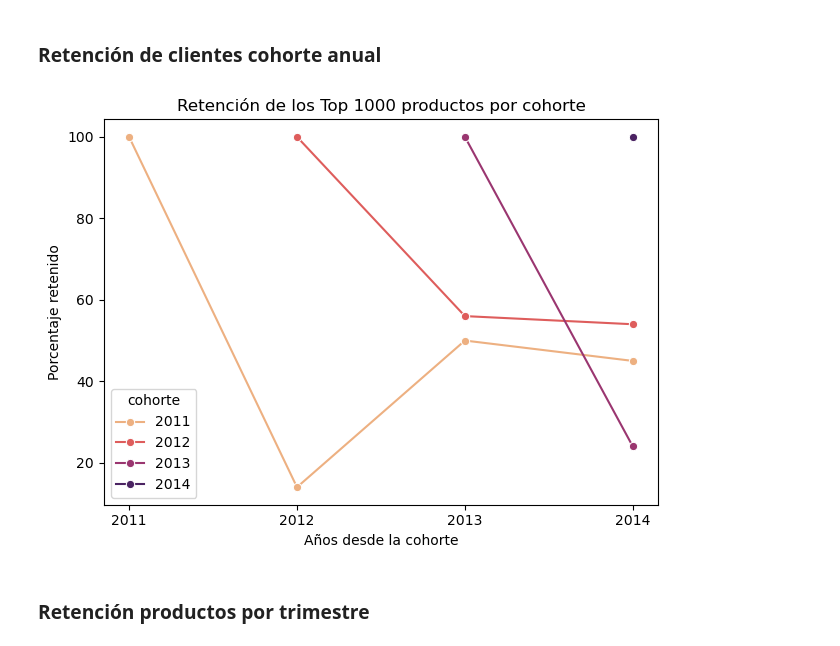
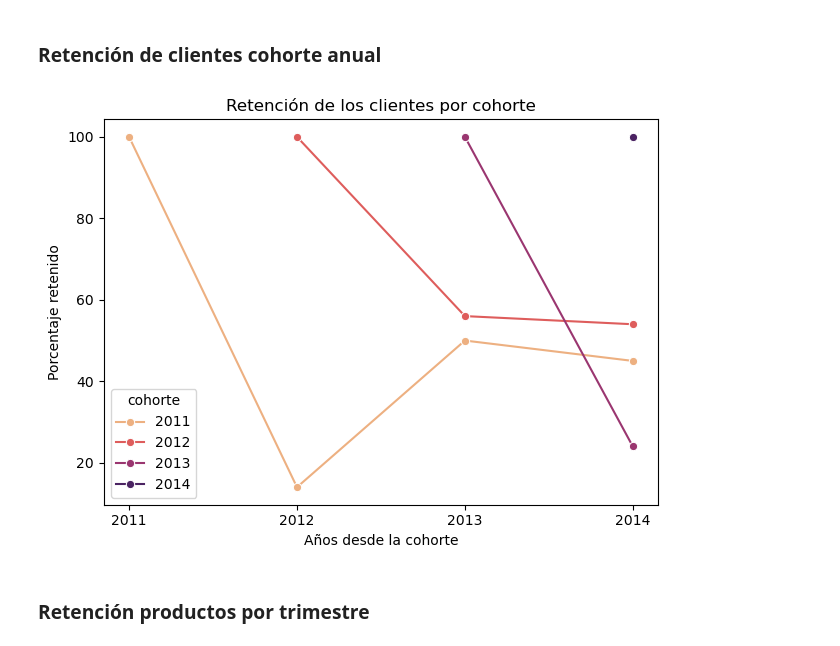
Before and after one commit to fedepicado/Series-temporales-con-SQL, a Jupyter notebook: Retencion de clientes.ipynb, the cells around one changed output. Drawn from its saved outputs; the diff is of its cells as text; code cells hidden in the pictures.

```diff
--- a/Retencion de clientes.ipynb
+++ b/Retencion de clientes.ipynb
@@ -455,35 +455,35 @@ SELECT
     ccr.cohorte,
     ccr.año_desde_cohorte+cohorte as año_desde_cohorte ,
     round((CAST(ccr.clientes_retenidos AS FLOAT) /
      CAST(FIRST_VALUE(ccr.clientes_retenidos) OVER (PARTITION BY ccr.cohorte ORDER BY ccr.año_desde_cohorte) AS FLOAT)),2) * 100
      AS porcentaje
 FROM clientes_cohorte_retencion ccr
 order by ccr.cohorte, ccr.año_desde_cohorte asc""")
 
 df = armar_query(query)
 
 df['cohorte'] = df['cohorte'].astype(int)
 df['año_desde_cohorte'] = df['año_desde_cohorte'].astype(int)
 
 
 sns.lineplot(
     data=df,
     x='año_desde_cohorte',
     y='porcentaje',
     hue='cohorte',
     marker='o',
     palette= 'flare'
 )
-plt.title('Retención de los Top 1000 productos por cohorte')
+plt.title('Retención de los clientes por cohorte')
 plt.xlabel('Años desde la cohorte')
 plt.xticks(ticks=sorted(df['año_desde_cohorte'].unique()),
            labels=sorted(df['año_desde_cohorte'].unique().astype(int)))
 
 plt.ylabel('Porcentaje retenido')
 plt.tight_layout()
 plt.show()
 # %% [output]
-[figure, old version]
+[figure, new version]
 # %% [markdown]
 ### Retención productos por trimestre
 # %%
```
Also changed, not shown: parts of 1 cell of this notebook.
